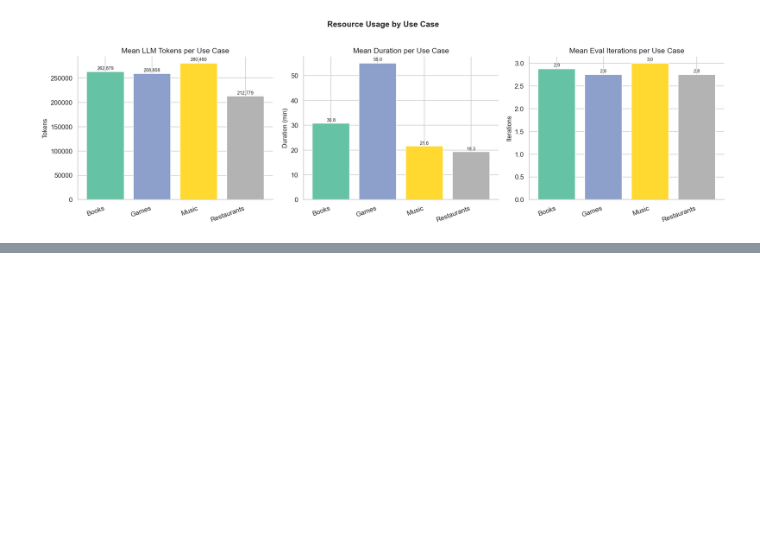
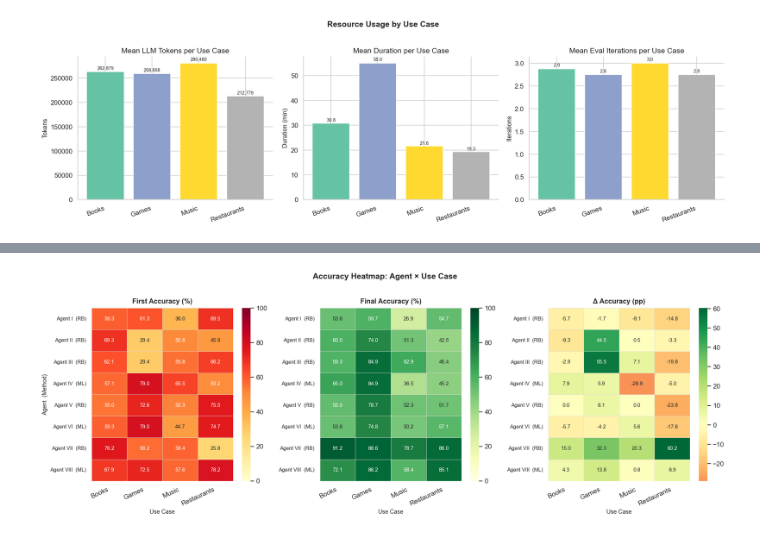
Before and after one commit to gdebus/data-integration-team-project, a Jupyter notebook: agents/agent_evaluation.ipynb, the cells around one changed output, grey strips where cells are left out. Saved outputs shown, nothing was run; the diff lists cells and outputs as text; code cells hidden in the pictures; blank space fills up the shorter version.

```diff
--- a/agents/agent_evaluation.ipynb
+++ b/agents/agent_evaluation.ipynb
@@ -1701,0 +1782,73 @@ if not all_eval.empty and use_cases:
+# %%
+# ── 12d: Accuracy heatmap — agent × use case (final accuracy) ────────────────
+if all_eval.empty or all_eval["accuracy_pct"].isna().all():
+    print("No accuracy data available.")
+else:
+    import re as _re
+
+    def _agent_label(run_id):
+        m = _re.match(r"(Agent_[IVXLCDM]+)_(ml|rule_based)", run_id, _re.IGNORECASE)
+        return m.group(1).replace("_", " ") if m else run_id
+
+    def _roman_val(s):
+        order = {"I":1,"II":2,"III":3,"IV":4,"V":5,"VI":6,"VII":7,"VIII":8,"IX":9,"X":10}
+        return order.get(s.split()[-1].upper(), 99)
+
+    final_rows = []
+    for run_id, grp in all_eval.groupby("run_id"):
+        grp_s = grp.sort_values("eval_iteration")
+        accs  = grp_s["accuracy_pct"].dropna().values
+        if len(accs):
+            final_rows.append({
+                "agent":    _agent_label(run_id),
+                "use_case": grp_s.iloc[0]["use_case"],
+                "method":   grp_s.iloc[0]["method"],
+                "first":    accs[0],
+                "final":    accs[-1],
+                "delta":    accs[-1] - accs[0],
+            })
+    heat_df = pd.DataFrame(final_rows)
+    agent_order = sorted(heat_df["agent"].unique(), key=_roman_val)
+    use_case_order = sorted(heat_df["use_case"].unique())
+
+    heat_final = heat_df.pivot_table(index="agent", columns="use_case",
+                                     values="final", aggfunc="mean")
+    heat_delta = heat_df.pivot_table(index="agent", columns="use_case",
+                                     values="delta", aggfunc="mean")
+    heat_first = heat_df.pivot_table(index="agent", columns="use_case",
+                                     values="first", aggfunc="mean")
+
+    heat_final = heat_final.reindex(index=agent_order, columns=use_case_order)
+    heat_delta = heat_delta.reindex(index=agent_order, columns=use_case_order)
+    heat_first = heat_first.reindex(index=agent_order, columns=use_case_order)
+
+    # Method labels for y-axis
+    method_map = heat_df.drop_duplicates("agent").set_index("agent")["method"].to_dict()
+    badge = {"ml": "ML", "rule_based": "RB", "unknown": "?"}
+    y_labels = [f"{a}  ({badge.get(method_map.get(a,'?'), '?')})" for a in agent_order]
+
+    fig, axes = plt.subplots(1, 3, figsize=(17, 6))
+    titles = ["First Accuracy (%)", "Final Accuracy (%)", "Δ Accuracy (pp)"]
+    cmaps  = ["YlOrRd", "YlGn", "RdYlGn"]
+    heatmaps = [heat_first, heat_final, heat_delta]
+
+    for ax, hmap, title, cmap in zip(axes, heatmaps, titles, cmaps):
+        im = sns.heatmap(hmap, ax=ax, cmap=cmap, annot=True, fmt=".1f",
+                         linewidths=0.5, linecolor="#ddd",
+                         annot_kws={"size": 9},
+                         vmin=(0 if "Δ" not in title else None),
+                         vmax=(100 if "Δ" not in title else None),
+                         center=(0 if "Δ" in title else None))
+        ax.set_title(title, fontsize=12, fontweight="bold", pad=8)
+        ax.set_xlabel("Use Case", fontsize=10)
+        ax.set_ylabel("")
+        ax.set_yticklabels(y_labels, rotation=0, fontsize=9)
+        ax.set_xticklabels(ax.get_xticklabels(), rotation=25, ha="right")
+
+    axes[0].set_ylabel("Agent  (Method)", fontsize=10)
+    plt.suptitle("Accuracy Heatmap: Agent × Use Case",
+                 fontsize=14, fontweight="bold", y=1.01)
+    plt.tight_layout()
+    plt.show()
+# %% [output]
+[figure, added]
```
Also changed, not shown: parts of 7 cells of this notebook, 6 other files.
